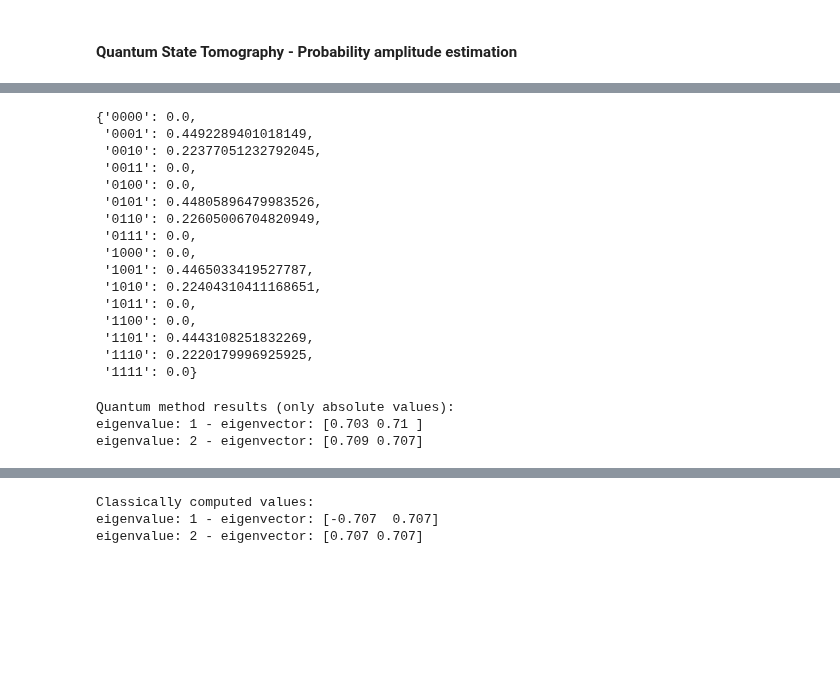
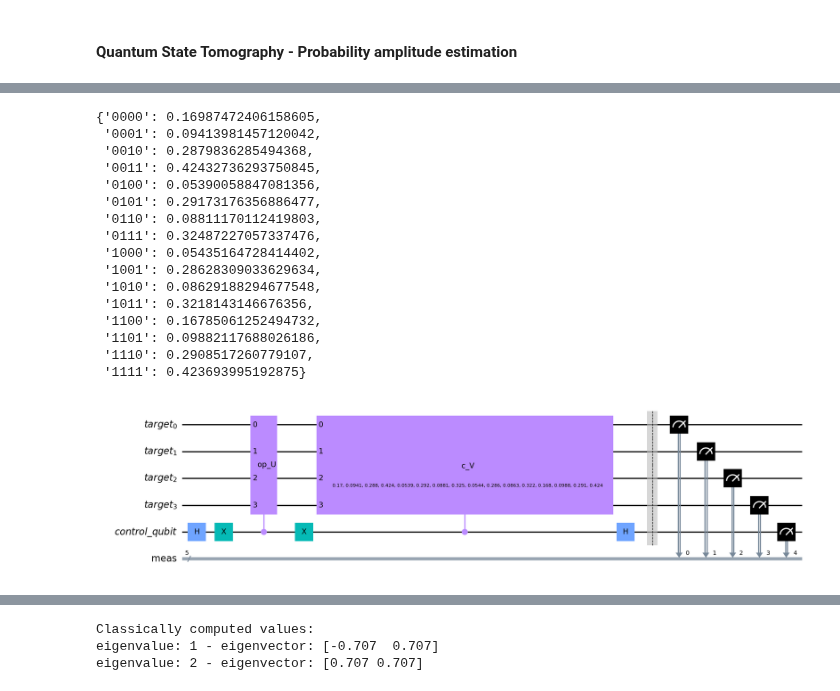
Before and after one commit to PolnareffPark/QuPCA, a Jupyter notebook: preprocessing_pe_tomography_reconstruction.ipynb, the cells around one changed output, grey strips where cells are left out. Drawn from its saved outputs; the diff is of its cells as text; code cells hidden in the pictures; blank space fills up the shorter version.

```diff
--- a/preprocessing_pe_tomography_reconstruction.ipynb
+++ b/preprocessing_pe_tomography_reconstruction.ipynb
@@ -318,37 +321,55 @@ plot_histogram(counts)
 # %%
-# Reconstruct the circuit statevector (only absolute values) from the counts provided by the simulation
+# Reconstruct the probabilities of observing each state from the counts provided by the simulation
 
-reconstructed_statevector = {}
+probabilities = {}
 
 for i in range(2**pe_circuit.num_qubits):
     binary_i = bin(i)[2:].zfill(pe_circuit.num_qubits)
     try:
-        reconstructed_statevector[binary_i] = np.sqrt(counts[binary_i]/n_shots)
+        probabilities[binary_i] = np.sqrt(counts[binary_i]/n_shots)
     except KeyError:
-        reconstructed_statevector[binary_i] = 0.0
+        probabilities[binary_i] = 0.0
 
-reconstructed_statevector # Will approximate the values seen in exact_statevector, two cells above
+probabilities # Will approximate the modulus two of the values seen in exact_statevector, two cells above
 # %% [output]
-{'0000': 0.0,
- '0001': 0.4492289401018149,
- '0010': 0.22377051232792045,
- '0011': 0.0,
- '0100': 0.0,
- '0101': 0.44805896479983526,
- '0110': 0.22605006704820949,
- '0111': 0.0,
- '1000': 0.0,
- '1001': 0.4465033419527787,
- '1010': 0.22404310411168651,
- '1011': 0.0,
- '1100': 0.0,
- '1101': 0.4443108251832269,
- '1110': 0.2220179996925925,
- '1111': 0.0}
+{'0000': 0.16987472406158605,
+ '0001': 0.09413981457120042,
+ '0010': 0.2879836285494368,
+ '0011': 0.42432736293750845,
+ '0100': 0.05390058847081356,
+ '0101': 0.29173176356886477,
+ '0110': 0.08811170112419803,
+ '0111': 0.32487227057337476,
+ '1000': 0.05435164728414402,
+ '1001': 0.28628309033629634,
+ '1010': 0.08629188294677548,
+ '1011': 0.3218143146676356,
+ '1100': 0.16785061252494732,
+ '1101': 0.09882117688026186,
+ '1110': 0.2908517260779107,
+ '1111': 0.423693995192875}
 # %%
-print("Quantum method results (only absolute values):")
-eigenvalues, eigenvectors = eigen_estimation(example_matrix, reconstructed_statevector, resolution=resolution, basic_print=True)
+# print("Quantum method results (only absolute values):")
+# eigenvalues, eigenvectors = eigen_estimation(example_matrix, reconstructed_statevector, resolution=resolution, basic_print=True)
-# %% [output]
-Quantum method results (only absolute values):
-eigenvalue: 1 - eigenvector: [0.703 0.71 ]
-eigenvalue: 2 - eigenvector: [0.709 0.707]
+# %%
+# Create the first operator for tomography
+pe_circuit.remove_final_measurements()
+op_U = pe_circuit.to_gate(label='op_U').control()
+#Create second operator tomography
+op_V = StatePreparation(list(probabilities.values()),label='c_V').control()
+# %%
+qr_target = QuantumRegister(pe_circuit.num_qubits, 'target')
+qr_control = QuantumRegister(1, 'control_qubit')
+
+sign_estimation_circuit = QuantumCircuit(qr_target, qr_control, name='sign_estimation')
+sign_estimation_circuit.h(qr_control)
+sign_estimation_circuit.x(qr_control)
+
+sign_estimation_circuit.append(op_U, qr_control[:]+qr_target[:])
+sign_estimation_circuit.x(qr_control)
+sign_estimation_circuit.append(op_V, qr_control[:]+qr_target[:])
+sign_estimation_circuit.h(qr_control)
+sign_estimation_circuit.measure_all()
+sign_estimation_circuit.draw("mpl")
+# %% [output]
+[figure, added]
```
Also changed, not shown: parts of 19 cells of this notebook.
